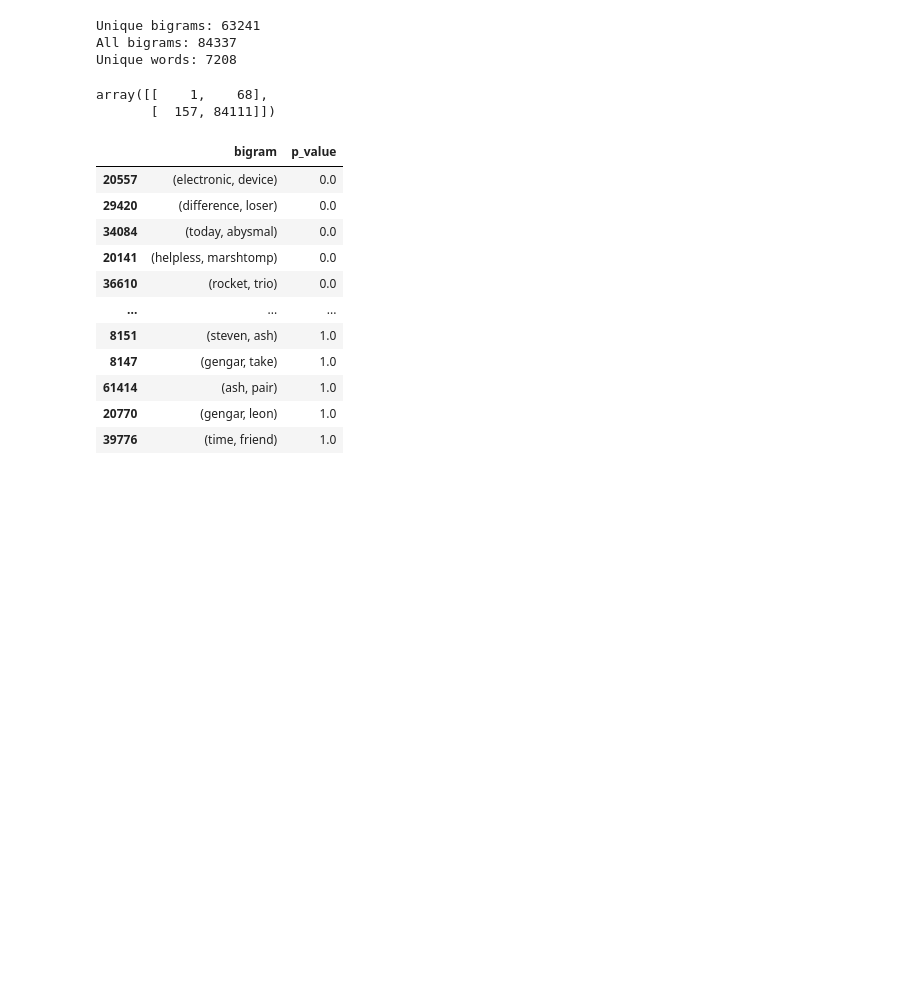
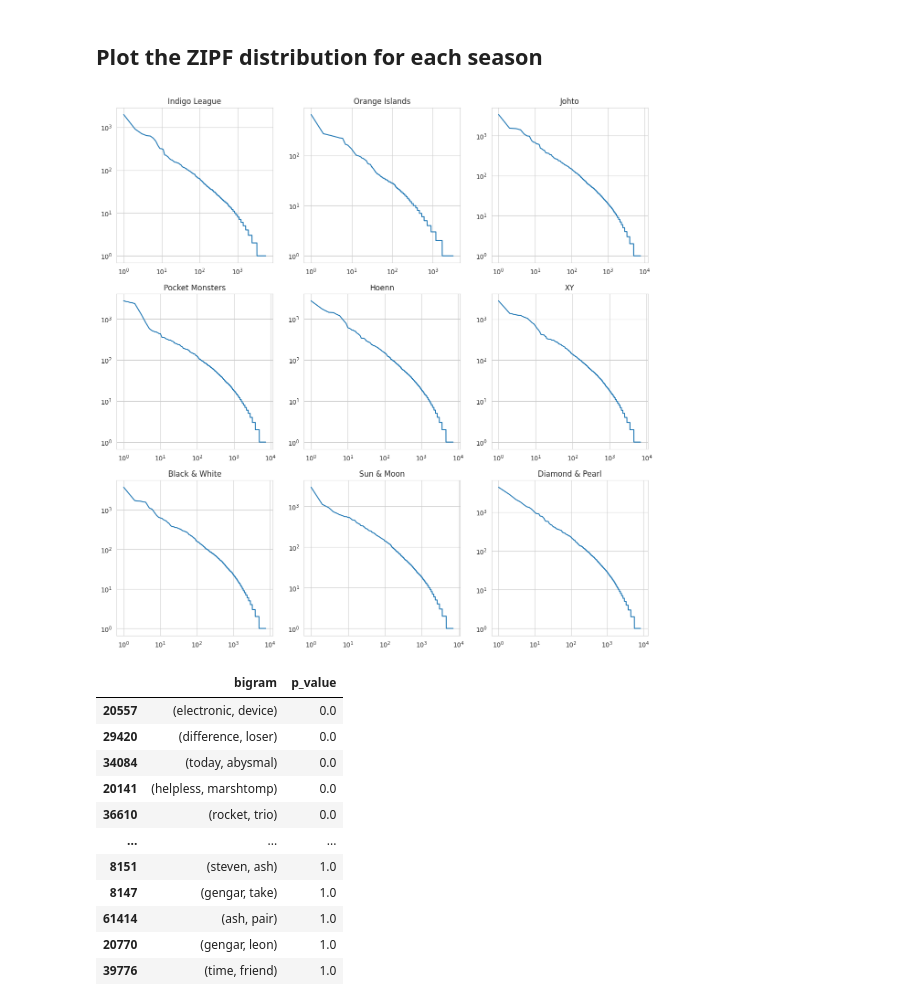
Before and after one commit to GitHub-Adminstrator/Social_science_project_final, a Jupyter notebook: text-analysis.ipynb, the cells around one changed output. Drawn from its saved outputs; the diff is of its cells as text; code cells hidden in the pictures; blank space fills up the shorter version.

Commit message:
text

```diff
--- a/text-analysis.ipynb
+++ b/text-analysis.ipynb
@@ -73,6 +164,5 @@ def tokenizer(text: str, stopwords: set[str], lemmatizer: Optional[nltk.WordNetL
 stopwords = set(nltk.corpus.stopwords.words("english"))
 lemmatizer = nltk.WordNetLemmatizer()
 
-episodes_df["tokens"] = episodes_df["plot"].apply(lambda text: tokenizer(text, stopwords, lemmatizer))
-
-episodes_df.head()
+all_df["tokens"] = Parallel(n_jobs=-1)(
+    delayed(tokenizer)(plot, stopwords, lemmatizer) for plot in tqdm(all_df["plot"]))
@@ -86,8 +168,0 @@ episodes_df.head()
-# %%
-all_tokens = episodes_df["tokens"].sum()
-
-fdist = nltk.FreqDist(all_tokens)
-most_common = fdist.most_common(50)
-
-for word, freq in most_common:
-    print("{}: {}".format(word, freq))
@@ -132,0 +169,9 @@ plot_zipf(all_tokens)
+# %%
+season_names = list(season_to_dfs.keys())
+season_to_tokens = {}
+for season in season_names:
+    season_to_tokens[season] = all_df[all_df["season"] == season]["tokens"].sum()
+
+# number of unique tokens per season
+for season, tokens in season_to_tokens.items():
+    print(f"{season}: {len(set(tokens))}")
@@ -133,3 +188,26 @@ plot_zipf(all_tokens)
+# %% [markdown]
+## Plot the ZIPF distribution for each season
+# %%
+def plot_zipf(tokens, ax):
+    fdist = nltk.FreqDist(tokens)
+    most_common = fdist.most_common()
+
+    x = np.arange(1, len(most_common) + 1)
+    y = [freq for word, freq in most_common]
+
+    ax.set_xscale("log")
+    ax.set_yscale("log")
+    ax.plot(x, y)
+
+# Plot the ZIPF distribution for each season in a grid
+fig, axs = plt.subplots(3, 3, figsize=(15, 15))
+for i, season in enumerate(season_names):
+    ax = axs[i // 3, i % 3]
+    ax.set_title(season)
+    plot_zipf(season_to_tokens[season], ax=ax)
+plt.show()
+# %% [output]
+[figure, added]
 # %%
 def get_bigrams(tokens):
     return list(nltk.bigrams(tokens))
@@ -140,13 +221,5 @@ all_bigrams = [bigram for bigrams in episodes_df["bigrams"] for bigram in bigram
 # %%
-from collections import Counter
-from joblib import parallel_backend, Parallel, delayed
-
-unique_bigrams = set(all_bigrams)
-print("Unique bigrams:", len(unique_bigrams))
-print("All bigrams:", len(all_bigrams))
-print("Unique words:", len(set(all_tokens)))
-
-def contingency_table(bigram, all_bigrams_count, unique_words):
+def contingency_table(bigram, all_bigrams_count, unique_words, n_bigrams):
     n_ii = all_bigrams_count[bigram]
 
     n_io = 0
@@ -158,18 +231,18 @@ def contingency_table(bigram, all_bigrams_count, unique_words):
         if other != bigram[0]:
             n_oi += all_bigrams_count[(other, bigram[1])]
 
-    n_oo = len(all_bigrams) - n_ii - n_io - n_oi
+    n_oo = n_bigrams - n_ii - n_io - n_oi
     return np.array([[n_ii, n_io], [n_oi, n_oo]])
 
-all_bigrams_count = Counter(all_bigrams)
-
-contingency_tables = Parallel(n_jobs=-1, prefer="threads")(delayed(contingency_table)(bigram, all_bigrams_count, set(all_tokens)) for bigram in tqdm(unique_bigrams))
-contingency_tables[0]
+# Calculate the contingency table for each season
+season_to_contingency_tables = {}
+for season in season_names:
+    all_bigrams = season_to_bigrams[season]
+    all_bigrams_count = Counter(all_bigrams)
+    unique_words = set(all_df[all_df["season"] == season]["tokens"].sum())
+    season_to_contingency_tables[season] = Parallel(n_jobs=-1, prefer="threads")(
+        delayed(contingency_table)(bigram, all_bigrams_count, unique_words, len(all_bigrams))
+        for bigram in tqdm(season_to_bigrams[season], desc=f"Calculating contingency tables for {season}")
+    )
-# %% [output]
-Unique bigrams: 63241
-All bigrams: 84337
-Unique words: 7208
-array([[    1,    68],
-       [  157, 84111]])
 # %%
 ## Calculate P-values
```
Also changed, not shown: parts of 28 cells of this notebook.
